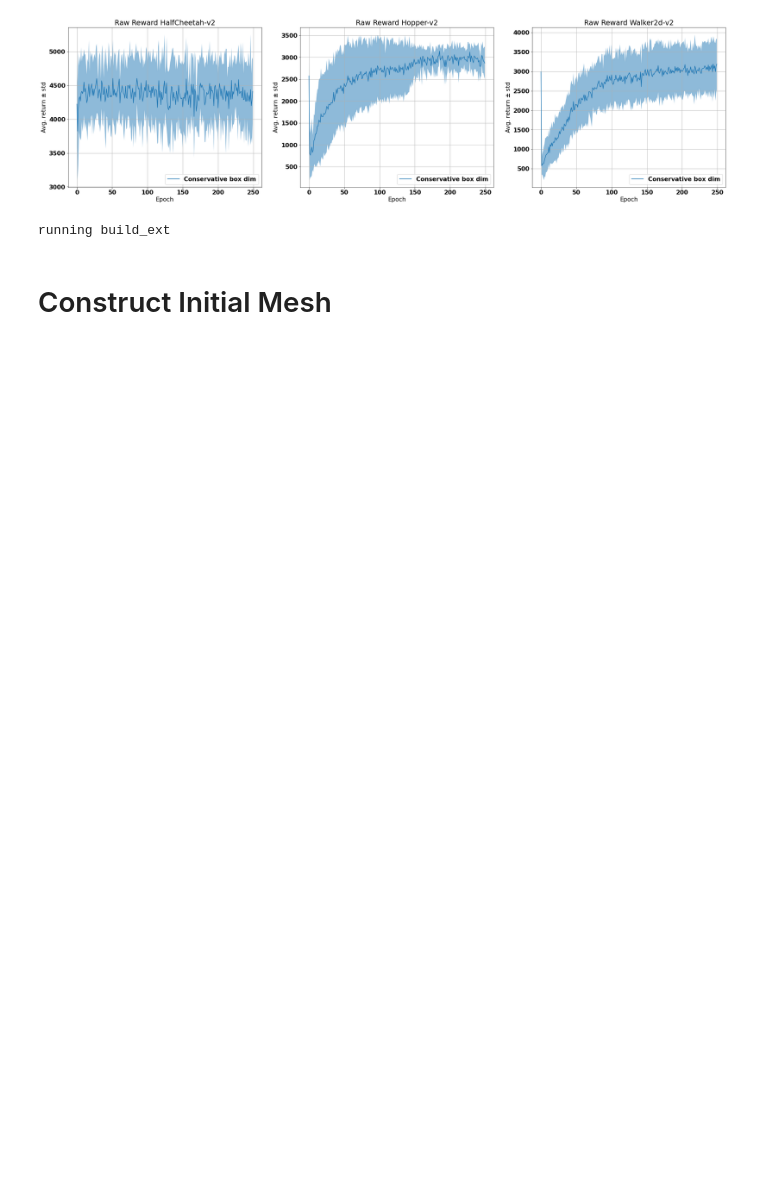
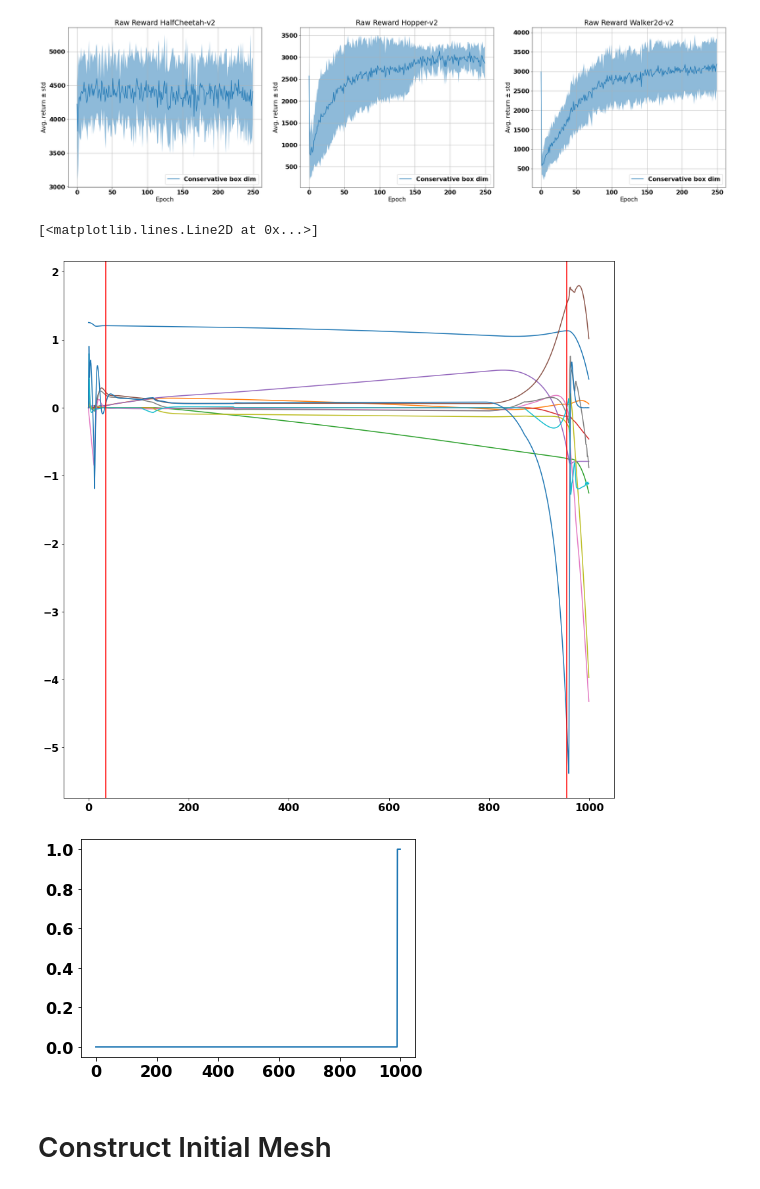
Before and after one commit to sgillen/fractal_rl, a Jupyter notebook: src/explore_mesh.ipynb, the cells around one changed output. Cells and saved outputs as stored; diff of their text form; code cells hidden in the pictures; blank space fills up the shorter version.

```diff
--- a/src/explore_mesh.ipynb
+++ b/src/explore_mesh.ipynb
@@ -210,11 +208,11 @@ def my_reset(env, point):
     return env.unwrapped._get_obs()
 
 def fail_cond(ob):
-    return not (-.25 < ob[1] < .25)
+    tilted = np.abs(obs[:,1]) > .2
+    short = obs[:,0] < .7
+    return np.logical_or(tilted, short)
 
 seeds = [0,1,2,3,4,5,6,7,8,9]
-rollout_length = 3
-lookback_length = 1
 # ===============================
 
 
@@ -226,8 +224,27 @@ data = torch.load(f"./data_mcshdim4/{env_name}.xr")
 policy_dict = data.policy_dict
 policy_dict['identity'] = init_policy_dict['identity']
 policy_dict['madodiv'] = init_policy_dict['madodiv']
-# %% [output]
-running build_ext
+# %%
+policy = policy_dict['identity'][0]
+obs, acts, rews, _ = do_long_rollout(env, policy, ep_length=1000)
+
+
+plt.subplots(1,figsize=(15,15))
+plt.plot(obs)
+
+from scipy.signal import find_peaks
+
+peak_idx,_ = find_peaks(obs[:,0], distance=20)
+
+for i in peak_idx:
+    plt.axvline(x=i, color='r')
+
+plt.figure()
+plt.plot(fail_cond(obs))
+# %% [output]
+[<matplotlib.lines.Line2D at 0x...>]
+[figure, added]
+[figure, added]
 # %% [markdown]
 # Construct Initial Mesh
 # %%
```
Also changed, not shown: parts of 3 cells of this notebook, 11 other files.
